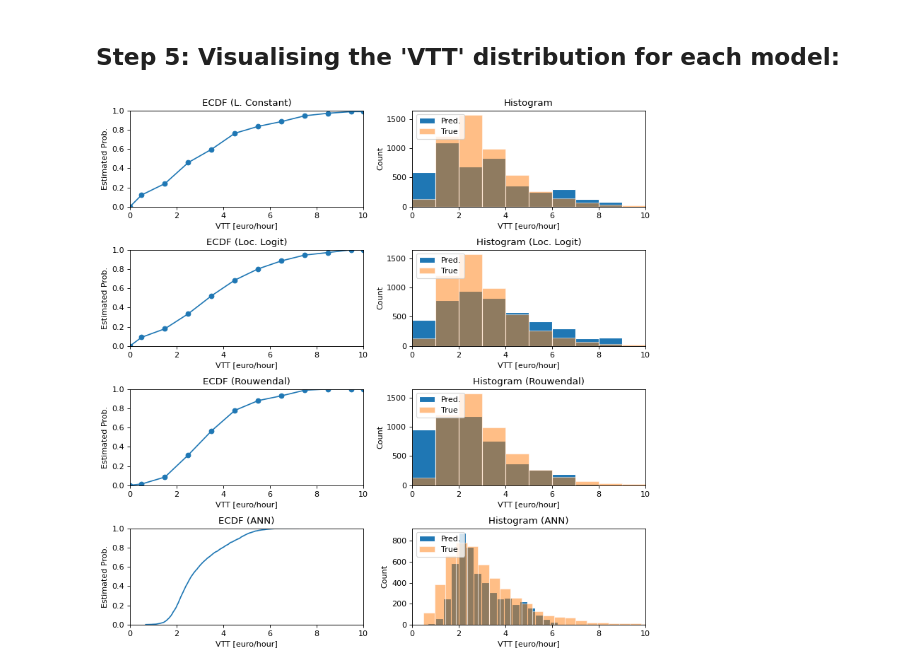
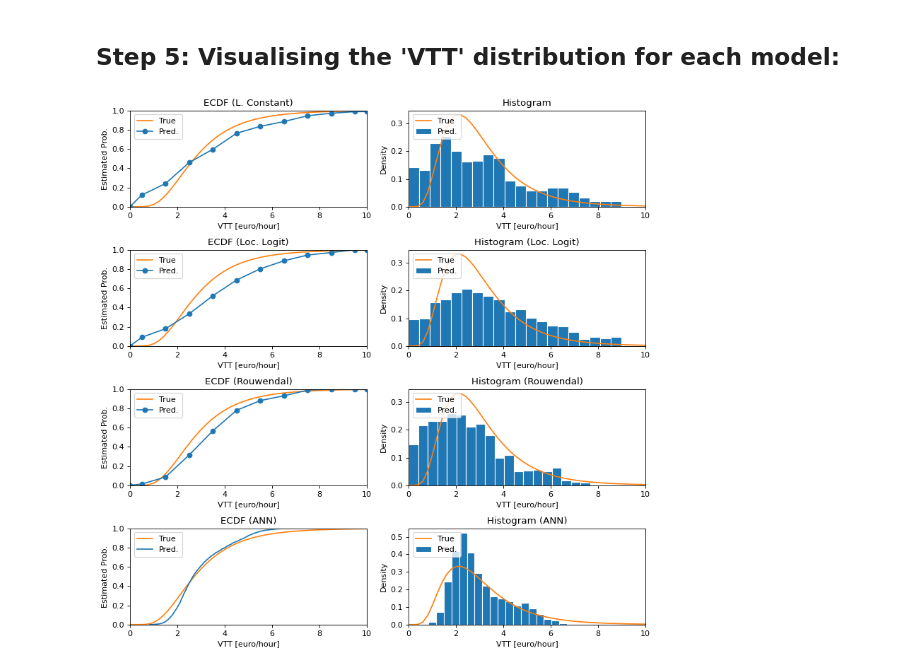
Before and after one commit to ighdez/py-np4vtt, a Jupyter notebook: examples/env_synth_data/fourmethods_lognormal.ipynb, the cells around one changed output. Drawn from its saved outputs; the diff is of its cells as text; code cells hidden in the pictures.

```diff
--- a/examples/env_synth_data/fourmethods_lognormal.ipynb
+++ b/examples/env_synth_data/fourmethods_lognormal.ipynb
@@ -250,82 +250,98 @@ Rep. 5  -106495.851827     0.385436
 # Print outputs
 import matplotlib.pyplot as plt
 from statsmodels.distributions.empirical_distribution import ECDF
+from scipy.stats import lognorm
 
 fig, (ax1,ax2,ax3,ax4) = plt.subplots(4,2,figsize=(10,10), dpi=80)
+x =  np.linspace(0,20,100)
+dist = lognorm(s=0.5,scale=np.exp(1))
+pdf = dist.pdf(x)
+cdf = dist.cdf(x)
+
+prop_cycle = plt.rcParams['axes.prop_cycle']
+colors = prop_cycle.by_key()['color']
 
 # Plot CDF
+ax1[0].plot(x,cdf,color=colors[1])
 ax1[0].plot(lc.vtt_mid,p_lc,marker='o')
 ax1[0].set_xlim(0,10)
 ax1[0].set_ylim(0,1)
 ax1[0].set_xlabel('VTT [euro/hour]')
 ax1[0].set_ylabel('Estimated Prob.')
 ax1[0].set_title('ECDF (L. Constant)')
+ax1[0].legend(['True','Pred.'],loc='upper left')
 
 # 1Plot histogram
 ax1[1].set_xlim(0,10)
 ax1[1].set_xlabel('VTT [euro/hour]')
-ax1[1].set_ylabel('Count')
-ax1[1].hist(vtt_lc, bins = lc.vtt_grid,edgecolor="white")
-ax1[1].hist(df['vtt'].groupby(df['id']).mean(), bins = lc.vtt_grid,edgecolor="white",alpha=0.5)
+ax1[1].set_ylabel('Density')
+ax1[1].hist(vtt_lc, bins = 20,edgecolor="white",density=True)
+ax1[1].plot(x,pdf)
 ax1[1].set_title('Histogram')
-ax1[1].legend(['Pred.','True'],loc='upper left')
+ax1[1].legend(['True','Pred.'],loc='upper left')
 
 
 # Plot CDF
+ax2[0].plot(x,cdf,color=colors[1])
 ax2[0].plot(loclogit.vtt_mid,p_loclogit,marker='o')
 ax2[0].set_xlim(0,10)
 ax2[0].set_ylim(0,1)
 ax2[0].set_xlabel('VTT [euro/hour]')
 ax2[0].set_ylabel('Estimated Prob.')
 ax2[0].set_title('ECDF (Loc. Logit)')
+ax2[0].legend(['True','Pred.'],loc='upper left')
 
 # 2Plot histogram
 ax2[1].set_xlim(0,10)
 ax2[1].set_xlabel('VTT [euro/hour]')
-ax2[1].set_ylabel('Count')
-ax2[1].hist(vtt_loclogit, bins = loclogit.vtt_grid,edgecolor="white")
-ax2[1].hist(df['vtt'].groupby(df['id']).mean(), bins = lc.vtt_grid,edgecolor="white",alpha=0.5)
+ax2[1].set_ylabel('Density')
+ax2[1].hist(vtt_loclogit, bins = 20,edgecolor="white",density=True)
+ax2[1].plot(x,pdf)
 ax2[1].set_title('Histogram (Loc. Logit)')
-ax2[1].legend(['Pred.','True'],loc='upper left')
+ax2[1].legend(['True','Pred.'],loc='upper left')
 
 # Plot CDF
+ax3[0].plot(x,cdf,color=colors[1])
 ax3[0].plot(rouwendal.vtt_mid,p_rw,marker='o')
 ax3[0].set_xlim(0,10)
 ax3[0].set_ylim(0,1)
 ax3[0].set_xlabel('VTT [euro/hour]')
 ax3[0].set_ylabel('Estimated Prob.')
 ax3[0].set_title('ECDF (Rouwendal)')
+ax3[0].legend(['True','Pred.'],loc='upper left')
 
 # 3Plot histogram
 ax3[1].set_xlim(0,10)
 ax3[1].set_xlabel('VTT [euro/hour]')
-ax3[1].set_ylabel('Count')
-ax3[1].hist(vtt_rw, bins = rouwendal.vtt_grid,edgecolor="white")
-ax3[1].hist(df['vtt'].groupby(df['id']).mean(), bins = rouwendal.vtt_grid,edgecolor="white",alpha=0.5)
+ax3[1].set_ylabel('Density')
+ax3[1].hist(vtt_rw, bins = 20,edgecolor="white",density=True)
+ax3[1].plot(x,pdf)
 ax3[1].set_title('Histogram (Rouwendal)')
-ax3[1].legend(['Pred.','True'],loc='upper left')
+ax3[1].legend(['True','Pred.'],loc='upper left')
 
 vtt_mean_ann = vtt_list_ann.mean(axis=0)
 ecdf_ann = ECDF(vtt_mean_ann)
 
 # Plot CDF
+ax4[0].plot(x,cdf,color=colors[1])
 ax4[0].plot(ecdf_ann.x,ecdf_ann.y)
 ax4[0].set_xlim(0,10)
 ax4[0].set_ylim(0,1)
 ax4[0].set_xlabel('VTT [euro/hour]')
 ax4[0].set_ylabel('Estimated Prob.')
 ax4[0].set_title('ECDF (ANN)')
+ax4[0].legend(['True','Pred.'],loc='upper left')
 
 # 4Plot histogram
 ax4[1].set_xlim(0,10)
 ax4[1].set_xlabel('VTT [euro/hour]')
-ax4[1].set_ylabel('Count')
-ax4[1].hist(vtt_mean_ann,bins=20,edgecolor="white")
-ax4[1].hist(df['vtt'].groupby(df['id']).mean(), bins = 40,edgecolor="white",alpha=0.5)
+ax4[1].set_ylabel('Density')
+ax4[1].hist(vtt_mean_ann,bins=20,edgecolor="white",density=True)
+ax4[1].plot(x,pdf)
 ax4[1].set_title('Histogram (ANN)')
-ax4[1].legend(['Pred.','True'],loc='upper left')
+ax4[1].legend(['True','Pred.'],loc='upper left')
 
 plt.tight_layout()
 plt.show()
 # %% [output]
-[figure, old version]
+[figure, new version]
```
Also changed, not shown: parts of 3 cells of this notebook, 3 other files.
